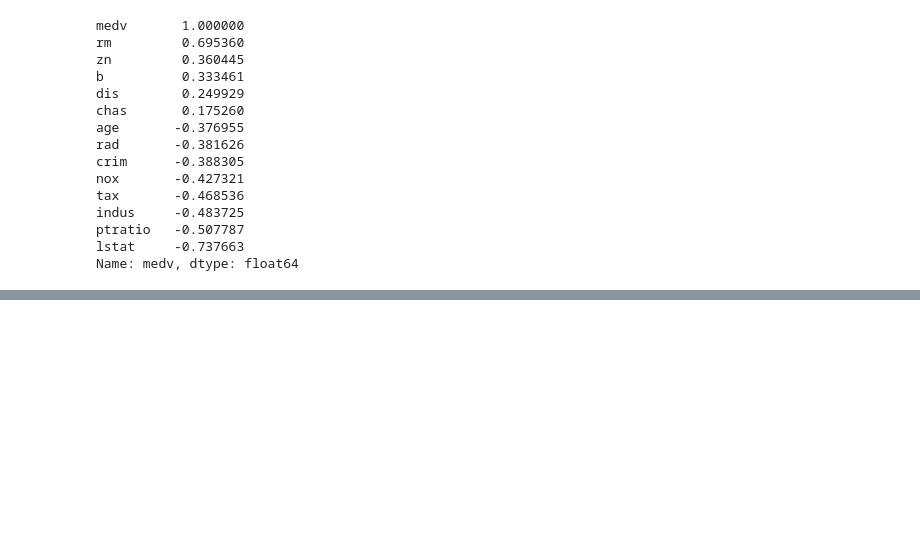
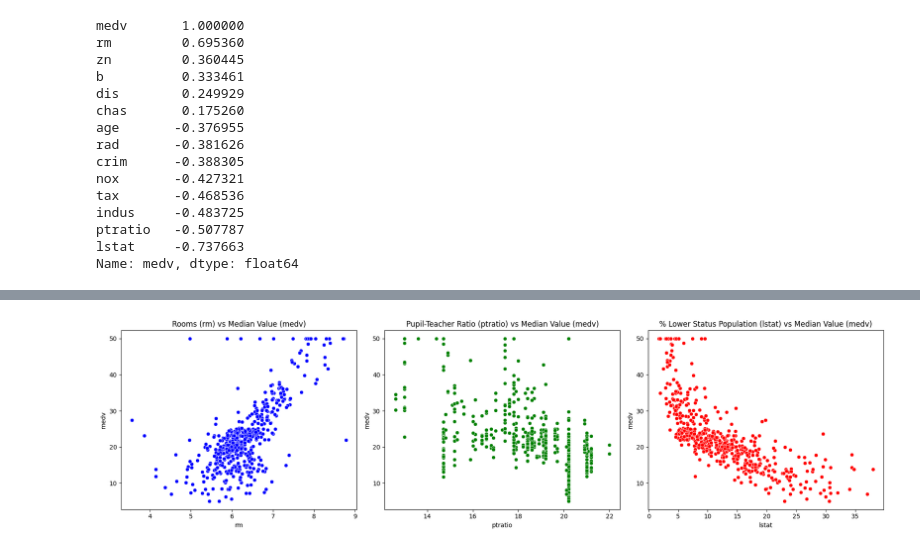
Before and after one commit to rodrigo-glez/linear-regression-boston, a Jupyter notebook: linear_regression_boston.ipynb, the cells around one changed output, grey strips where cells are left out. Cells and saved outputs as stored; diff of their text form; code cells hidden in the pictures; blank space fills up the shorter version.

```diff
--- a/linear_regression_boston.ipynb
+++ b/linear_regression_boston.ipynb
@@ -64,0 +75,19 @@ Name: medv, dtype: float64
+# %%
+fig, axs = plt.subplots(1, 3, figsize=(18, 5))
+
+# RM vs MEDV
+sns.scatterplot(x='rm', y='medv', data=df, ax=axs[0], color='blue')
+axs[0].set_title('Rooms (rm) vs Median Value (medv)')
+
+# PTRATIO vs MEDV
+sns.scatterplot(x='ptratio', y='medv', data=df, ax=axs[1], color='green')
+axs[1].set_title('Pupil-Teacher Ratio (ptratio) vs Median Value (medv)')
+
+# LSTAT vs MEDV
+sns.scatterplot(x='lstat', y='medv', data=df, ax=axs[2], color='red')
+axs[2].set_title('% Lower Status Population (lstat) vs Median Value (medv)')
+
+plt.tight_layout()
+plt.show()
+# %% [output]
+[figure, added]
```
Also changed, not shown: parts of 1 cell of this notebook.
